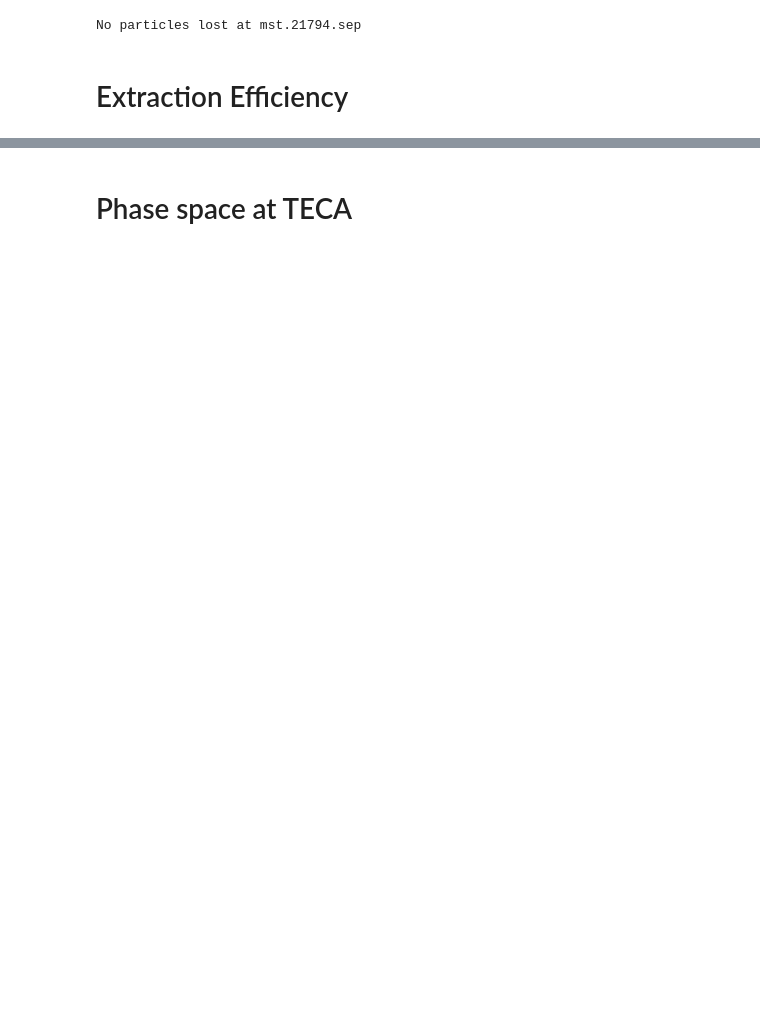
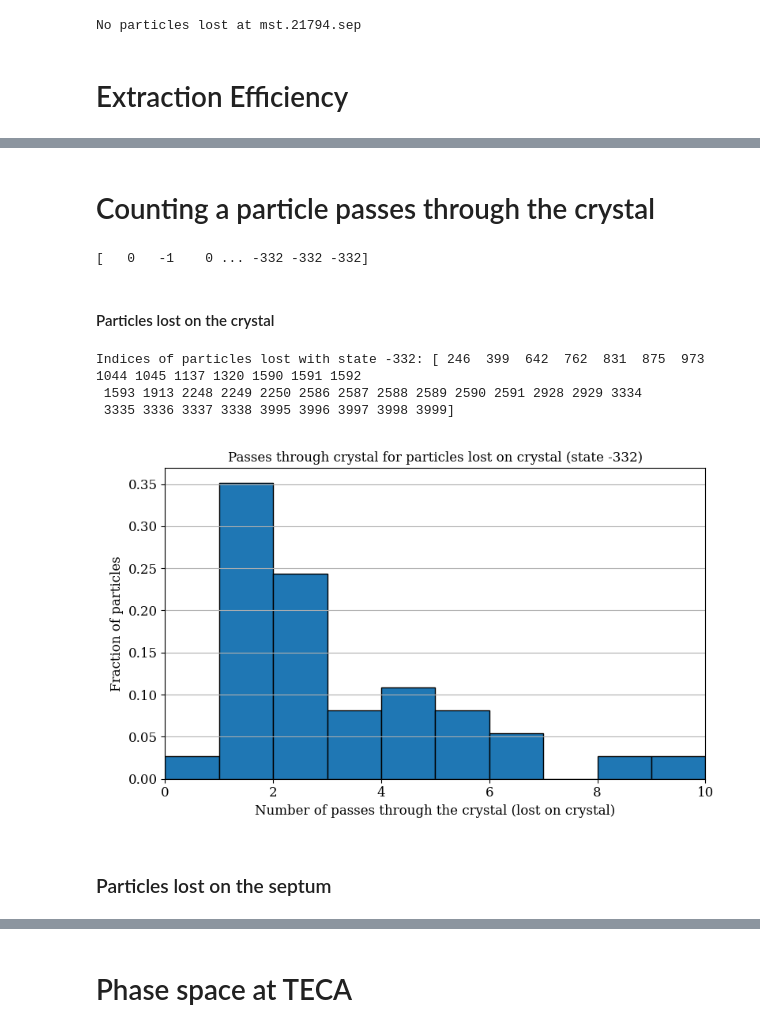
Before and after one commit to giacomells/Technical-Student-2024-2025, a Jupyter notebook: Non-Resonant Extraction/NRSXQ22.ipynb, the cells around one changed output, grey strips where cells are left out. Saved outputs shown, nothing was run; the diff lists cells and outputs as text; code cells hidden in the pictures; blank space fills up the shorter version.

```diff
--- a/Non-Resonant Extraction/NRSXQ22.ipynb
+++ b/Non-Resonant Extraction/NRSXQ22.ipynb
@@ -464,0 +444,42 @@ Extraction efficiency at 'tt20': 95.7000% (4785/5000)
+# %% [markdown]
+# Counting a particle passes through the crystal
+# %%
+print(particles.state)
+# %% [output]
+[   0   -1    0 ... -332 -332 -332]
+# %% [markdown]
+#### Particles lost on the crystal
+# %%
+lost_state_minus_332_indices = np.where(particles.state == -332)[0]   # LOST ON THE CRYSTAL
+print("Indices of particles lost with state -332:", lost_state_minus_332_indices)
+# %% [output]
+Indices of particles lost with state -332: [ 246  399  642  762  831  875  973 1044 1045 1137 1320 1590 1591 1592
+ 1593 1913 2248 2249 2250 2586 2587 2588 2589 2590 2591 2928 2929 3334
+ 3335 3336 3337 3338 3995 3996 3997 3998 3999]
+# %%
+# Get TECA jaw and width values
+teca_jaw = TECA.jaw
+teca_width = TECA.width
+
+# Define the range for horizontal position
+x_min = teca_jaw - teca_width
+x_max = teca_jaw
+
+
+# Only consider particles lost with state -332 (lost_state_minus_332_indices)
+x_teca_lost = x_teca[lost_state_minus_332_indices]
+counts_in_range_lost = np.sum((x_teca_lost >= x_min) & (x_teca_lost <= x_max), axis=1)
+
+plt.figure(figsize=(8, 5))
+plt.hist(counts_in_range_lost, bins=np.arange(counts_in_range_lost.max() + 2), edgecolor='black', density=True)
+plt.xlim(0, counts_in_range_lost.max() + 1)
+plt.xlabel('Number of passes through the crystal (lost on crystal)')
+plt.ylabel('Fraction of particles')
+plt.title("Passes through crystal for particles lost on crystal (state -332)")
+plt.grid(True, axis='y')
+plt.tight_layout()
+plt.show()
+# %% [output]
+[figure, added]
+# %% [markdown]
+### Particles lost on the septum
```
Also changed, not shown: parts of 26 cells of this notebook.
